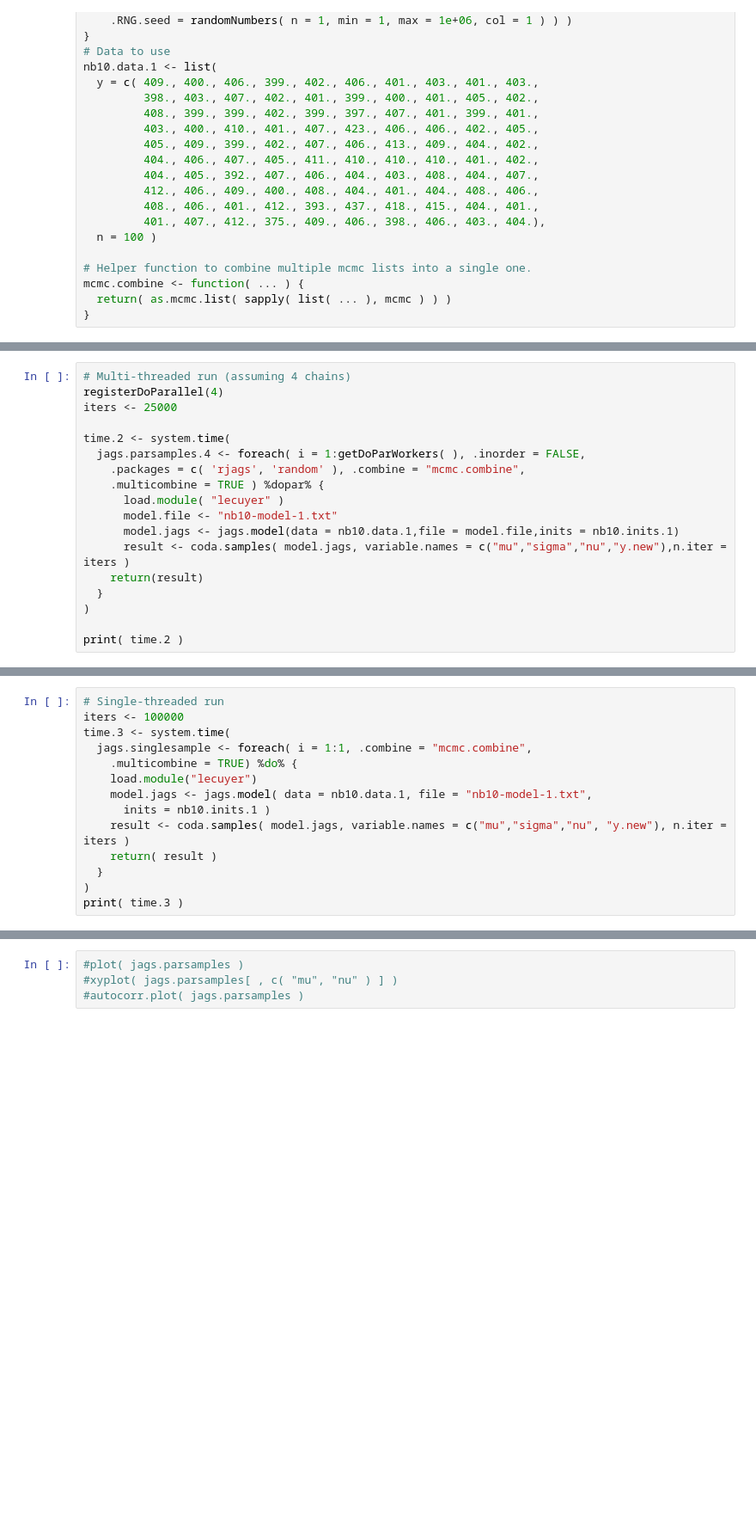
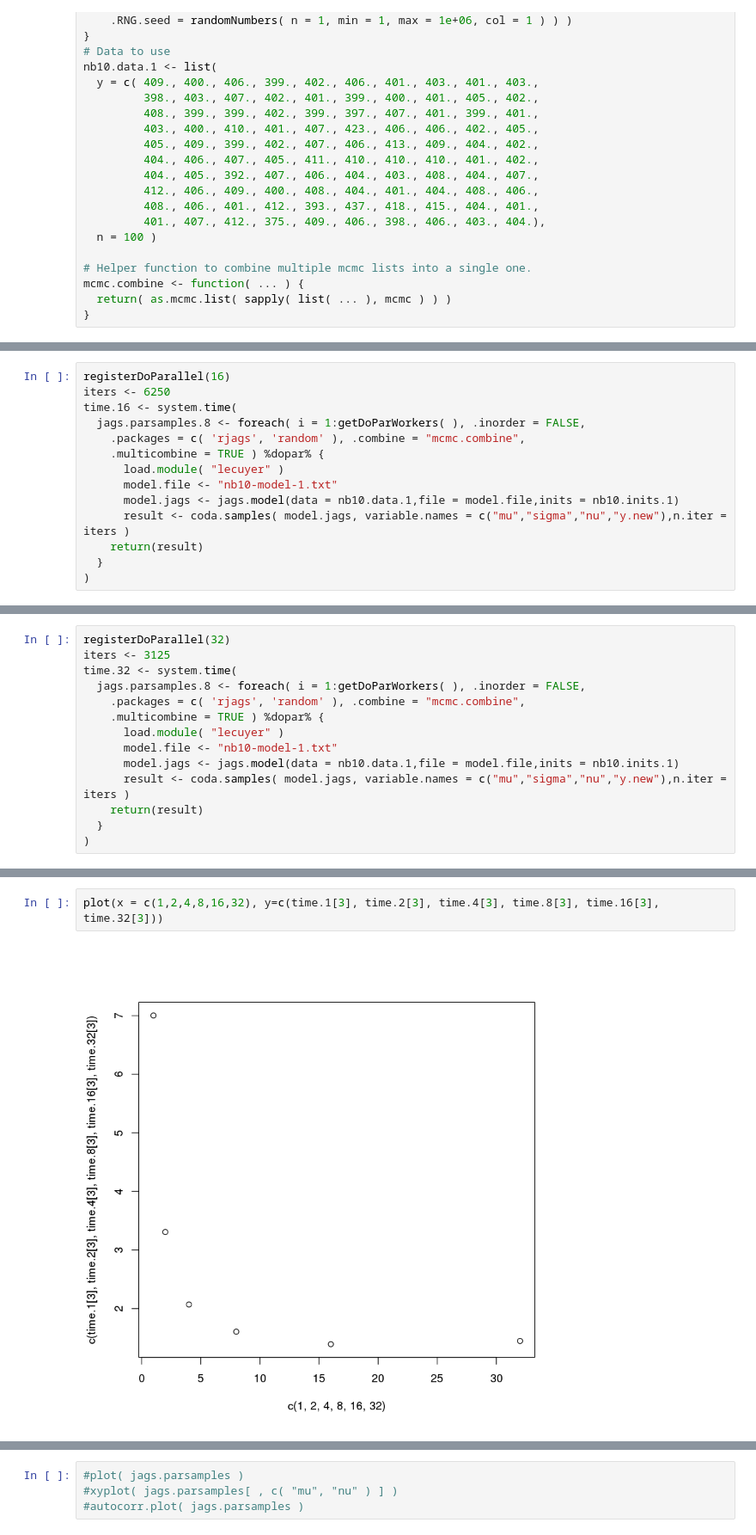
Before and after one commit to linhbngo/parallel-r, a Jupyter notebook: JAGS.ipynb, the cells around one changed output, grey strips where cells are left out. Shown at 86% size. Cells and saved outputs as stored; diff of their text form; blank space fills up the shorter version.

```diff
--- a/JAGS.ipynb
+++ b/JAGS.ipynb
@@ -106,10 +163,8 @@ print( time.1 )
 # %%
-# Multi-threaded run (assuming 4 chains)
-registerDoParallel(4)
-iters <- 25000
-
-time.2 <- system.time(
-  jags.parsamples.4 <- foreach( i = 1:getDoParWorkers( ), .inorder = FALSE,
+registerDoParallel(16)
+iters <- 6250
+time.16 <- system.time(
+  jags.parsamples.8 <- foreach( i = 1:getDoParWorkers( ), .inorder = FALSE,
     .packages = c( 'rjags', 'random' ), .combine = "mcmc.combine",
     .multicombine = TRUE ) %dopar% {
       load.module( "lecuyer" )
@@ -119,5 +174,3 @@ time.2 <- system.time(
     return(result)
   }
 )
-
-print( time.2 )
@@ -127,14 +177,14 @@ print( time.2 )
 # %%
-# Single-threaded run
-iters <- 100000
-time.3 <- system.time(
-  jags.singlesample <- foreach( i = 1:1, .combine = "mcmc.combine",
-    .multicombine = TRUE) %do% {
-    load.module("lecuyer")
-    model.jags <- jags.model( data = nb10.data.1, file = "nb10-model-1.txt",
-      inits = nb10.inits.1 )
-    result <- coda.samples( model.jags, variable.names = c("mu","sigma","nu", "y.new"), n.iter = iters )
-    return( result )
+registerDoParallel(32)
+iters <- 3125
+time.32 <- system.time(
+  jags.parsamples.8 <- foreach( i = 1:getDoParWorkers( ), .inorder = FALSE,
+    .packages = c( 'rjags', 'random' ), .combine = "mcmc.combine",
+    .multicombine = TRUE ) %dopar% {
+      load.module( "lecuyer" )
+      model.file <- "nb10-model-1.txt"
+      model.jags <- jags.model(data = nb10.data.1,file = model.file,inits = nb10.inits.1)
+      result <- coda.samples( model.jags, variable.names = c("mu","sigma","nu","y.new"),n.iter = iters )
+    return(result)
   }
 )
-print( time.3 )
@@ -158,2 +211,6 @@ Variable nu not found
+# %%
+plot(x = c(1,2,4,8,16,32), y=c(time.1[3], time.2[3], time.4[3], time.8[3], time.16[3], time.32[3]))
+# %% [output]
+[figure, added]
 # %%
 summary( jags.parsamples.8 )
```
Also changed, not shown: parts of 10 cells of this notebook.
